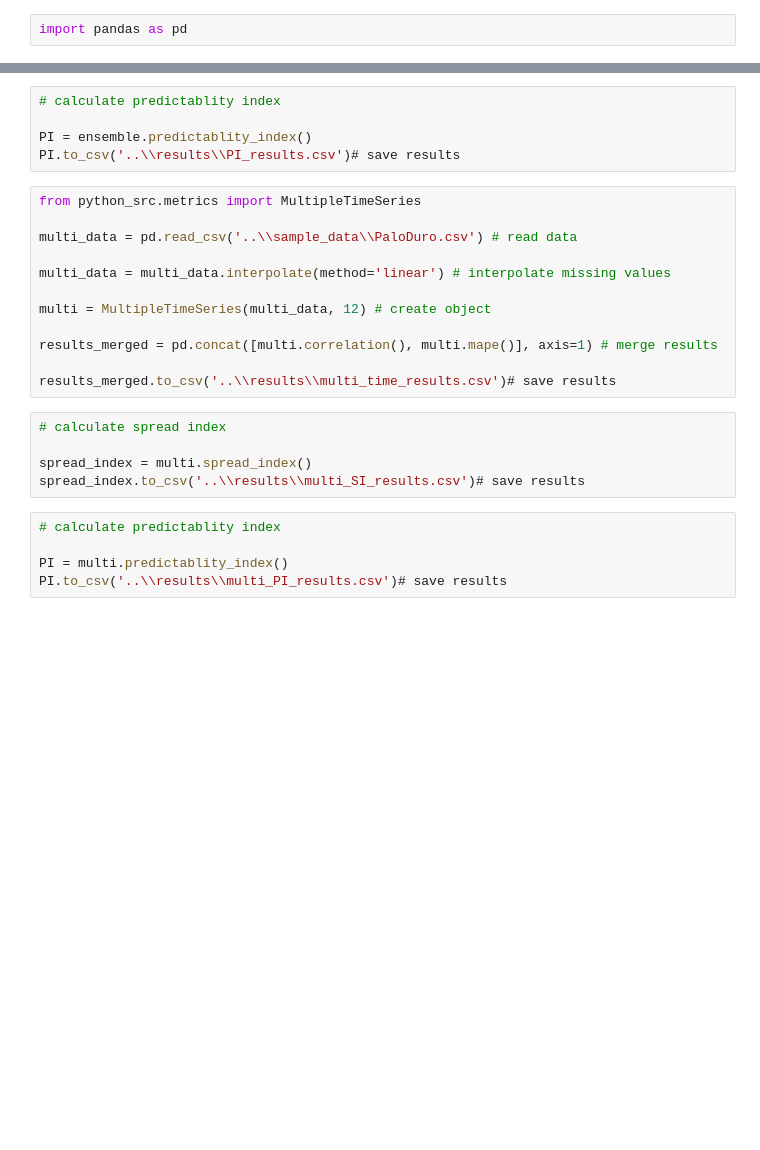
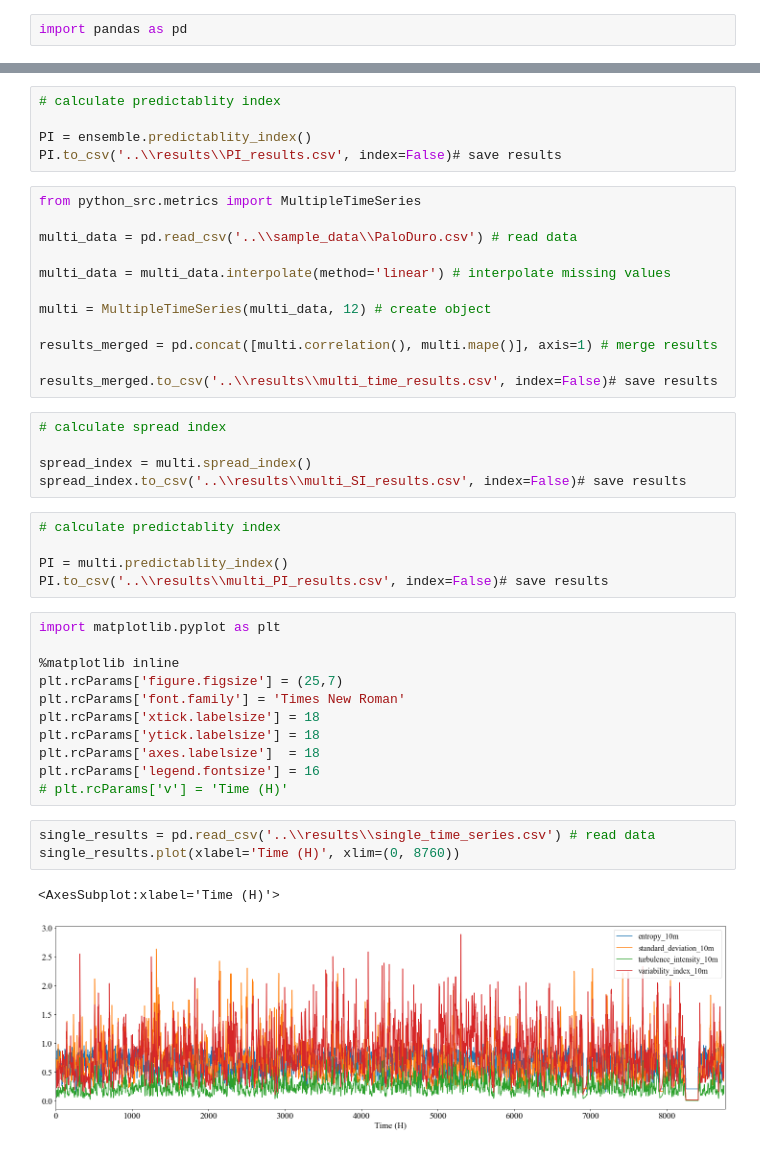
Before and after one commit to fzhang-WZ/Task-3-UQMetric, a Jupyter notebook: examples/python_version.ipynb, the cells around one changed output, grey strips where cells are left out. Drawn from its saved outputs; the diff is of its cells as text; blank space fills up the shorter version.

Commit message:
result plots are added

```diff
--- a/examples/python_version.ipynb
+++ b/examples/python_version.ipynb
@@ -35,7 +35,7 @@ spread_index.to_csv('..\\results\\SI_results.csv')# save results
 # calculate predictablity index
 
 PI = ensemble.predictablity_index()
-PI.to_csv('..\\results\\PI_results.csv')# save results
+PI.to_csv('..\\results\\PI_results.csv', index=False)# save results
 # %%
 from python_src.metrics import MultipleTimeSeries
 
@@ -47,14 +47,31 @@ multi = MultipleTimeSeries(multi_data, 12) # create object
 
 results_merged = pd.concat([multi.correlation(), multi.mape()], axis=1) # merge results
 
-results_merged.to_csv('..\\results\\multi_time_results.csv')# save results
+results_merged.to_csv('..\\results\\multi_time_results.csv', index=False)# save results
 # %%
 # calculate spread index
 
 spread_index = multi.spread_index()
-spread_index.to_csv('..\\results\\multi_SI_results.csv')# save results
+spread_index.to_csv('..\\results\\multi_SI_results.csv', index=False)# save results
 # %%
 # calculate predictablity index
 
 PI = multi.predictablity_index()
-PI.to_csv('..\\results\\multi_PI_results.csv')# save results
+PI.to_csv('..\\results\\multi_PI_results.csv', index=False)# save results
+# %%
+import matplotlib.pyplot as plt
+
+%matplotlib inline
+plt.rcParams['figure.figsize'] = (25,7)
+plt.rcParams['font.family'] = 'Times New Roman'
+plt.rcParams['xtick.labelsize'] = 18
+plt.rcParams['ytick.labelsize'] = 18
+plt.rcParams['axes.labelsize']  = 18
+plt.rcParams['legend.fontsize'] = 16
+# plt.rcParams['v'] = 'Time (H)'
+# %%
+single_results = pd.read_csv('..\\results\\single_time_series.csv') # read data
+single_results.plot(xlabel='Time (H)', xlim=(0, 8760))
+# %% [output]
+<AxesSubplot:xlabel='Time (H)'>
+[figure, added]
```
Also changed, not shown: parts of 9 cells of this notebook, 7 other files.
